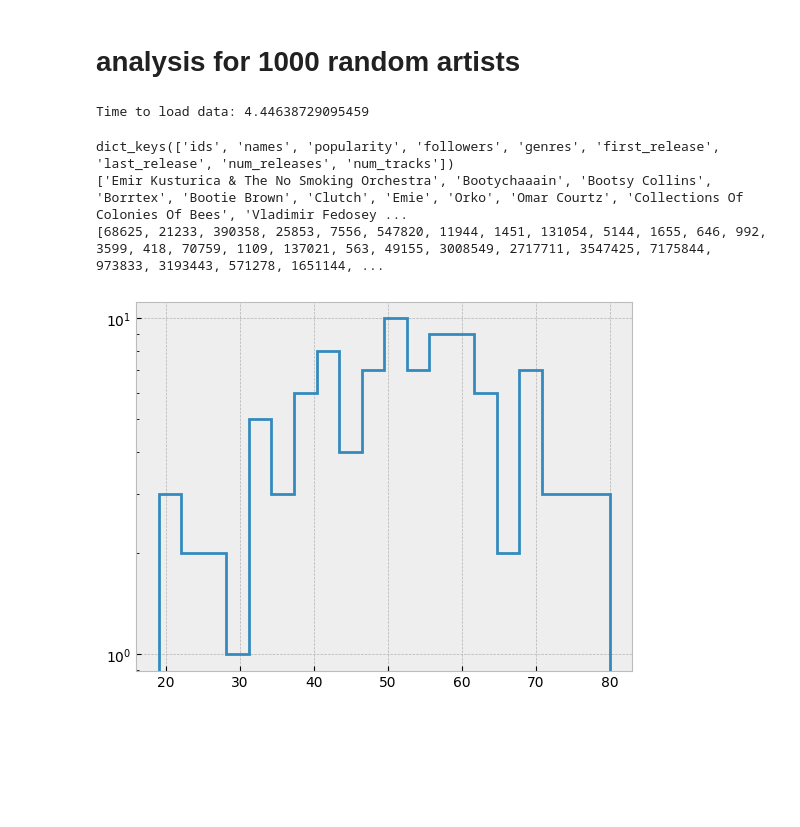
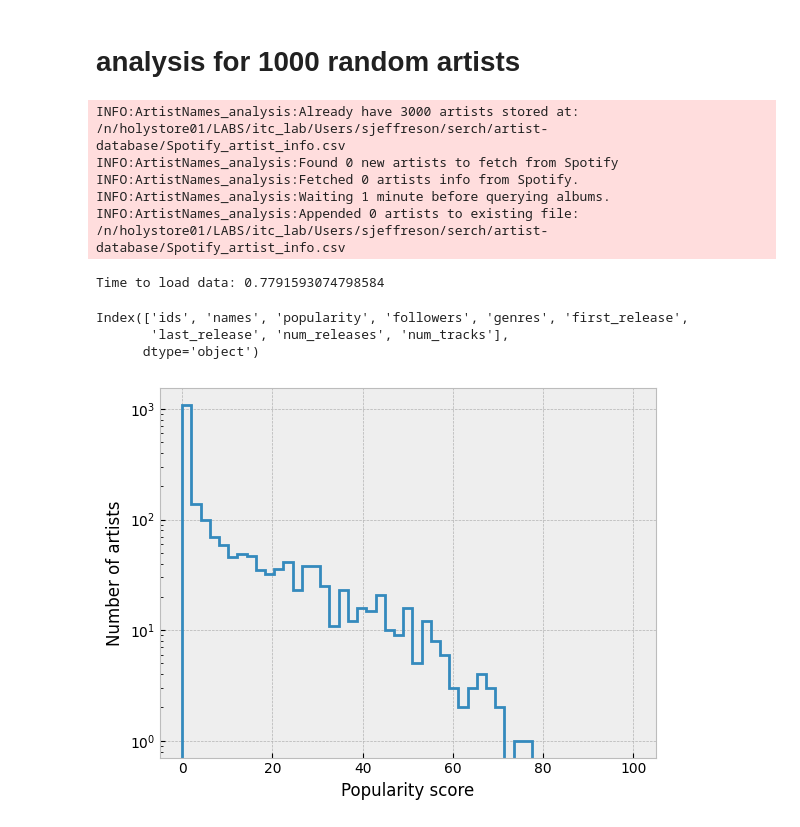
Before and after one commit to sjeffreson/serch, a Jupyter notebook: Do_ArtistNames_analysis.ipynb, the cells around one changed output. Saved outputs shown, nothing was run; the diff lists cells and outputs as text; code cells hidden in the pictures; blank space fills up the shorter version.

```diff
--- a/Do_ArtistNames_analysis.ipynb
+++ b/Do_ArtistNames_analysis.ipynb
@@ -25,18 +24,24 @@ rc('font',**{'family':'DejaVu Sans','sans-serif':['Helvetica']})
 # analysis for 1000 random artists
 # %%
 start_time = time.time()
-data = ArtistNames(rand_num_artist_names=100, random_seed=42)
+data = ArtistNames(rand_num_artist_names=3000, random_seed=42)
+data.get_artist_info()
 print(f"Time to load data: {time.time() - start_time}")
 # %% [output]
-Time to load data: 4.44638729095459
+INFO:ArtistNames_analysis:Already have 3000 artists stored at: /n/holystore01/LABS/itc_lab/Users/sjeffreson/serch/artist-database/Spotify_artist_info.csv
+INFO:ArtistNames_analysis:Found 0 new artists to fetch from Spotify
+INFO:ArtistNames_analysis:Fetched 0 artists info from Spotify.
+INFO:ArtistNames_analysis:Waiting 1 minute before querying albums.
+INFO:ArtistNames_analysis:Appended 0 artists to existing file: /n/holystore01/LABS/itc_lab/Users/sjeffreson/serch/artist-database/Spotify_artist_info.csv
+Time to load data: 0.7791593074798584
 # %%
 print(data.artist_info.keys())
-print(data.artist_info['names'])
-print(data.artist_info['followers'])
-plt.hist(data.artist_info['popularity'], bins=20, histtype='step', lw=2, log=True)
+plt.hist(data.artist_info['popularity'], bins=np.linspace(0, 100, 50), histtype='step', lw=2, log=True)
+plt.xlabel(r'Popularity score')
+plt.ylabel(r'Number of artists')
 plt.show()
 # %% [output]
-dict_keys(['ids', 'names', 'popularity', 'followers', 'genres', 'first_release', 'last_release', 'num_releases', 'num_tracks'])
-['Emir Kusturica & The No Smoking Orchestra', 'Bootychaaain', 'Bootsy Collins', 'Borrtex', 'Bootie Brown', 'Clutch', 'Emie', 'Orko', 'Omar Courtz', 'Collections Of Colonies Of Bees', 'Vladimir Fedosey ...
-[68625, 21233, 390358, 25853, 7556, 547820, 11944, 1451, 131054, 5144, 1655, 646, 992, 3599, 418, 70759, 1109, 137021, 563, 49155, 3008549, 2717711, 3547425, 7175844, 973833, 3193443, 571278, 1651144, ...
+Index(['ids', 'names', 'popularity', 'followers', 'genres', 'first_release',
+       'last_release', 'num_releases', 'num_tracks'],
+      dtype='object')
-[figure, old version]
+[figure, new version]
```
Also changed, not shown: parts of 11 cells of this notebook, 3 other files.
